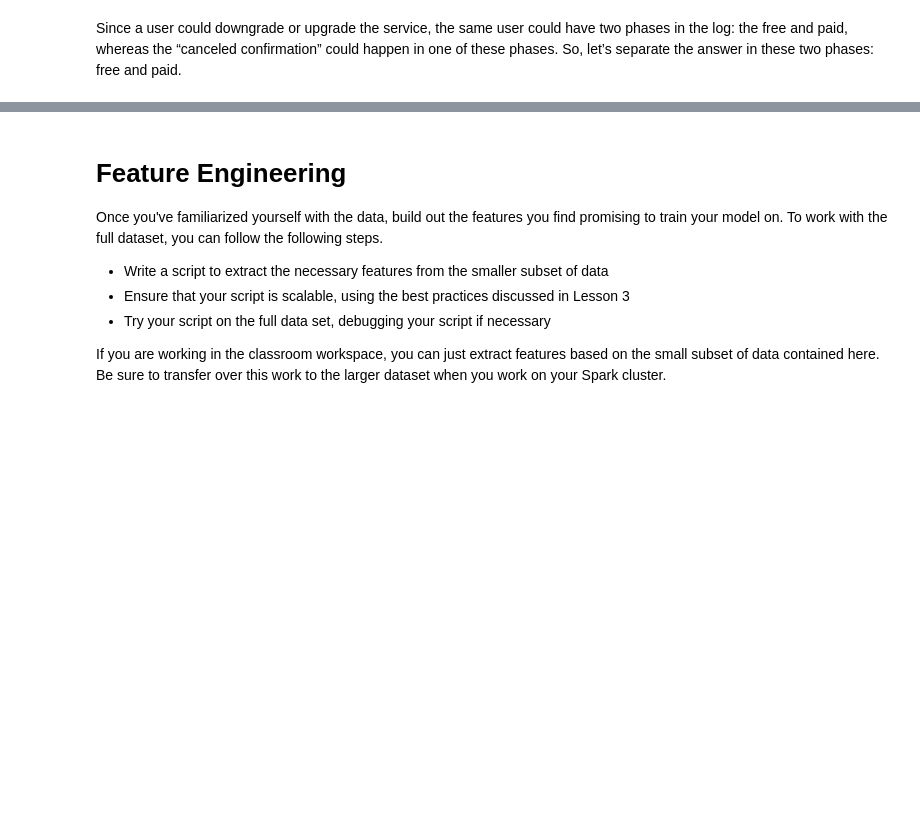
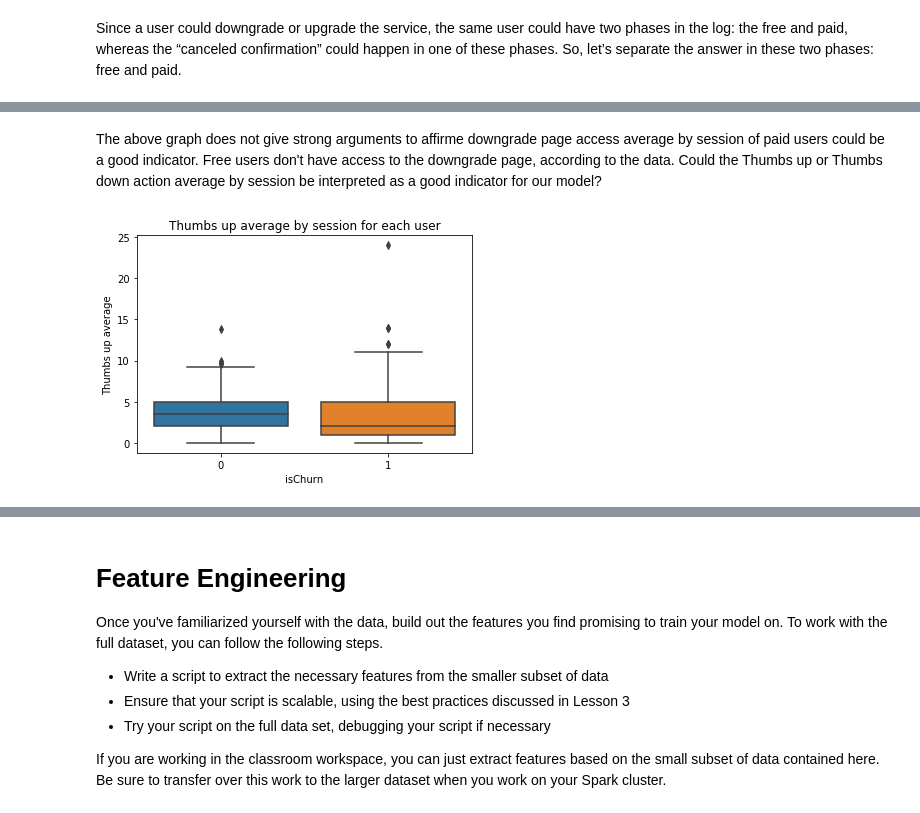
Before and after one commit to thiagolimaop/sparkify_churn, a Jupyter notebook: Sparkify.ipynb, the cells around one changed output, grey strips where cells are left out. Cells and saved outputs as stored; diff of their text form; code cells hidden in the pictures; blank space fills up the shorter version.

Commit message:
feat: Adding thumbs down proportion study in exploratory analysis

```diff
--- a/Sparkify.ipynb
+++ b/Sparkify.ipynb
@@ -510,0 +562,24 @@ It’s possible to understand from the above boxplot, that advertising average b
+# %% [markdown]
+The above graph does not give strong arguments to affirme downgrade page access average by session of paid users could be a good indicator. Free users don't have access to the downgrade page, according to the data. Could the Thumbs up or Thumbs down action average by session be interpreted as a good indicator for our model?
+# %%
+thumbsUp = spark.sql('''
+                SELECT userID, AVG(thumbsUpAmt) avg_thumbsUp, isChurn
+                FROM (
+                    SELECT userID, sessionID,
+                         SUM(CASE WHEN page = "Thumbs Up" THEN 1 ELSE 0 END) AS thumbsUpAmt,
+                         SUM(CASE WHEN page = "Cancellation Confirmation" THEN 1 ELSE 0 END) AS isChurn
+                    FROM clean_user_log_table
+                    GROUP BY 1, 2
+                    )
+                GROUP BY 1, 3
+                ORDER BY 3 DESC, 2 DESC
+            '''
+        ).toPandas()
+# %%
+# visualize the distribution of thumbs up average by session for each user for both groups
+sns.boxplot(y="avg_thumbsUp", x="isChurn", data=thumbsUp)
+plt.title('Thumbs up average by session for each user')
+plt.ylabel('Thumbs up average')
+plt.show()
+# %% [output]
+[figure, added]
```
Also changed, not shown: parts of 18 cells of this notebook.
